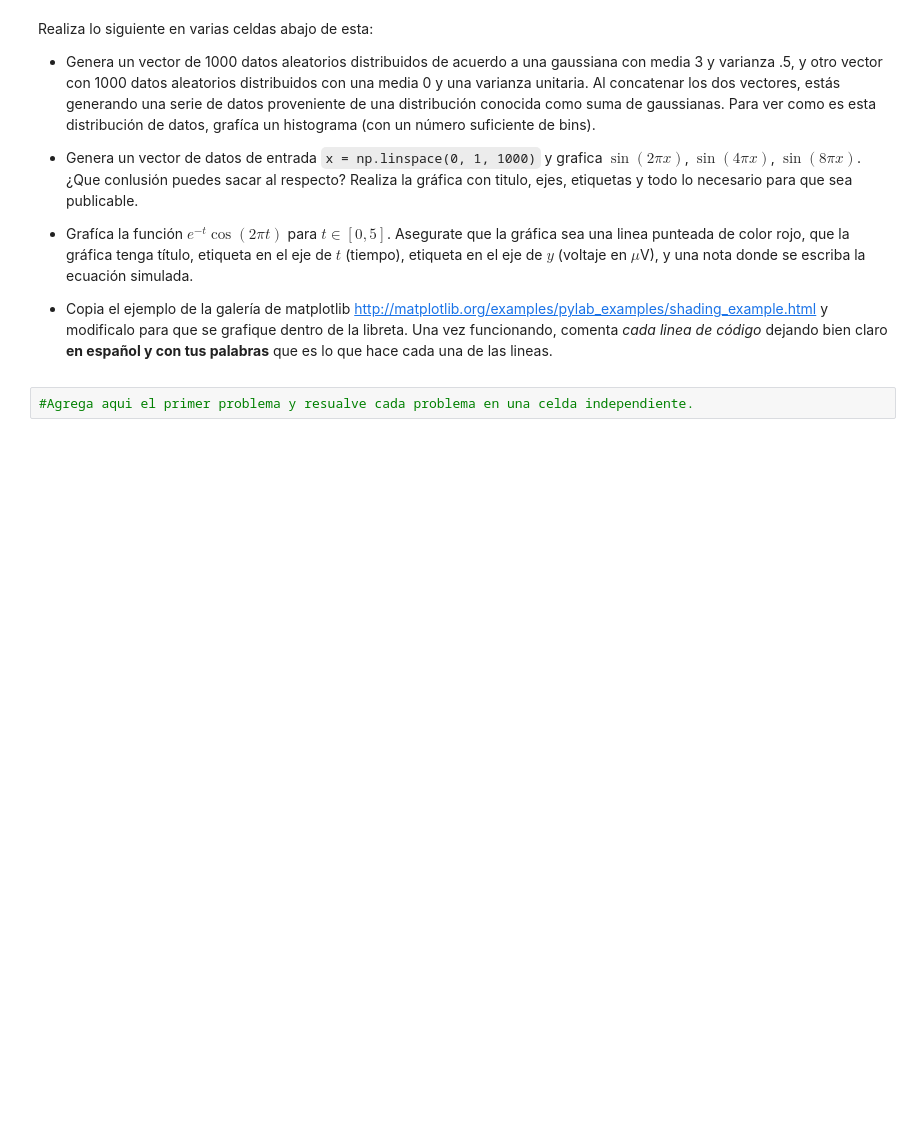
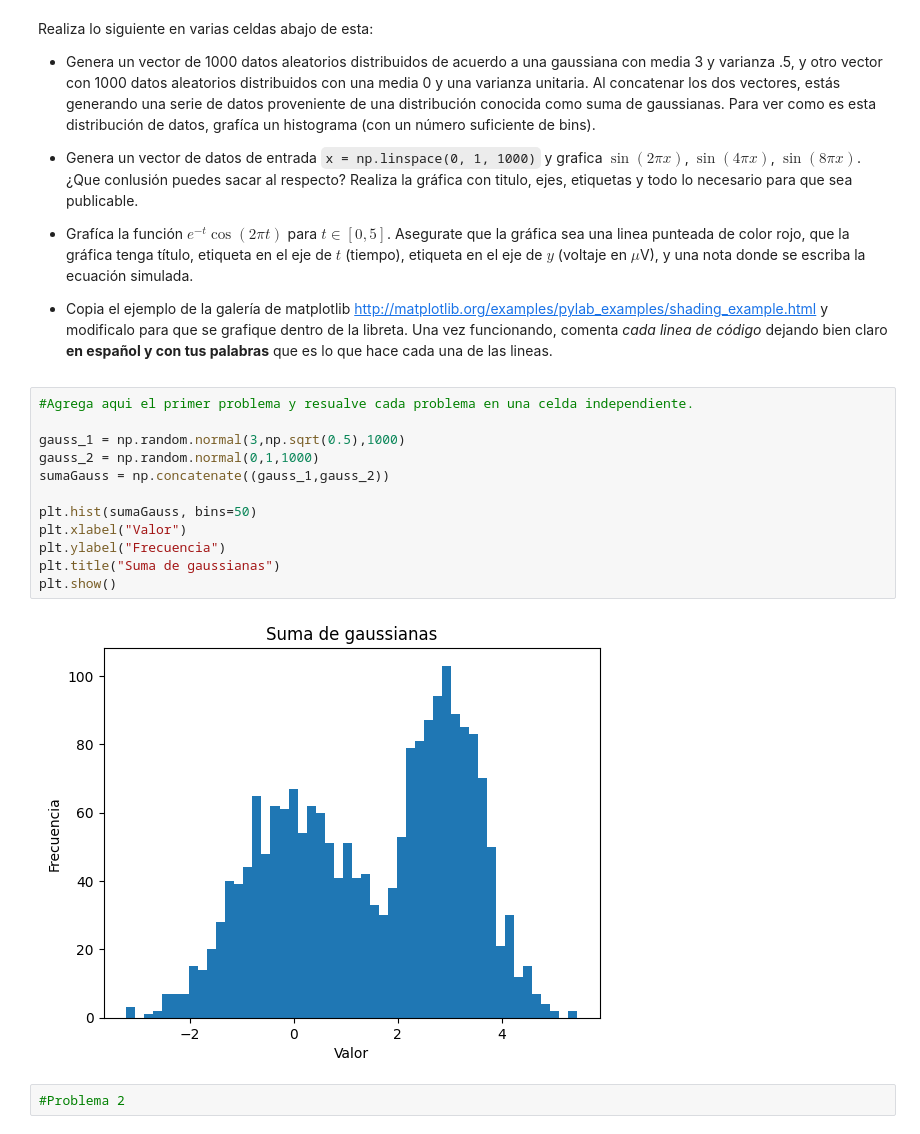
Before and after one commit to GeraMaple/IA-2026-1, a Jupyter notebook: tareas/Introducción a Numpy y Matplotlib.ipynb, the cells around one changed output. Saved outputs shown, nothing was run; the diff lists cells and outputs as text; blank space fills up the shorter version.

```diff
--- a/tareas/Introducción a Numpy y Matplotlib.ipynb
+++ b/tareas/Introducción a Numpy y Matplotlib.ipynb
@@ -541,5 +544,19 @@ Realiza lo siguiente en varias celdas abajo de esta:
 * Grafíca la función $e^{-t}\cos(2\pi t)$ para $t \in [0, 5]$. Asegurate que la gráfica sea una linea punteada de color rojo, que la gráfica tenga título, etiqueta en el eje de $t$ (tiempo), etiqueta en el eje de $y$ (voltaje en $\mu$V), y una nota donde se escriba la ecuación simulada.
 
 * Copia el ejemplo de la galería de matplotlib http://matplotlib.org/examples/pylab_examples/shading_example.html y modificalo para que se grafique dentro de la libreta. Una vez funcionando, comenta *cada linea de código* dejando bien claro **en español y con tus palabras** que es lo que hace cada una de las lineas.
-# %%
-#Agrega aqui el primer problema y resualve cada problema en una celda independiente.
+# %%
+#Agrega aqui el primer problema y resualve cada problema en una celda independiente.
+
+gauss_1 = np.random.normal(3,np.sqrt(0.5),1000)
+gauss_2 = np.random.normal(0,1,1000)
+sumaGauss = np.concatenate((gauss_1,gauss_2))
+
+plt.hist(sumaGauss, bins=50)
+plt.xlabel("Valor")
+plt.ylabel("Frecuencia")
+plt.title("Suma de gaussianas")
+plt.show()
+# %% [output]
+[figure, added]
+# %%
+#Problema 2
```
Also changed, not shown: parts of 1 cell of this notebook.
